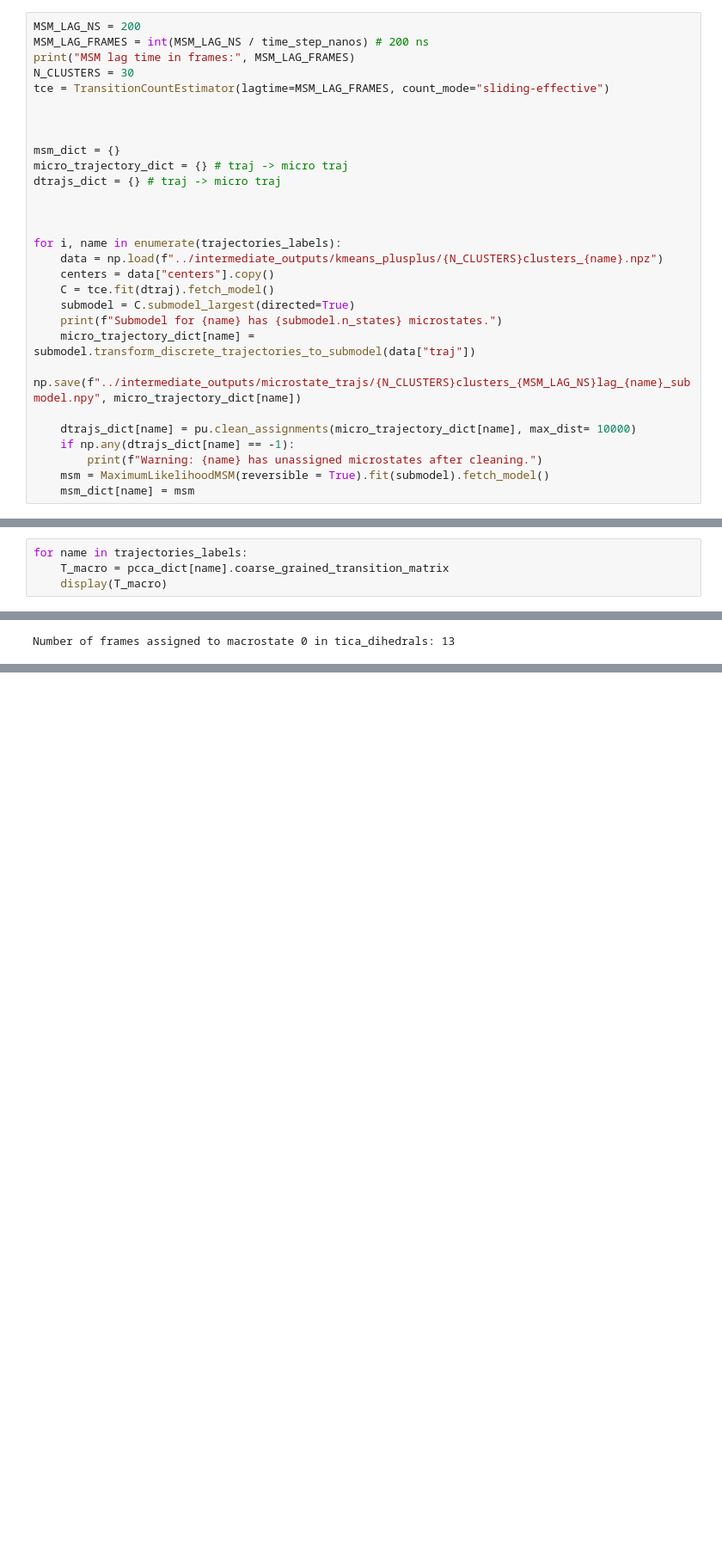
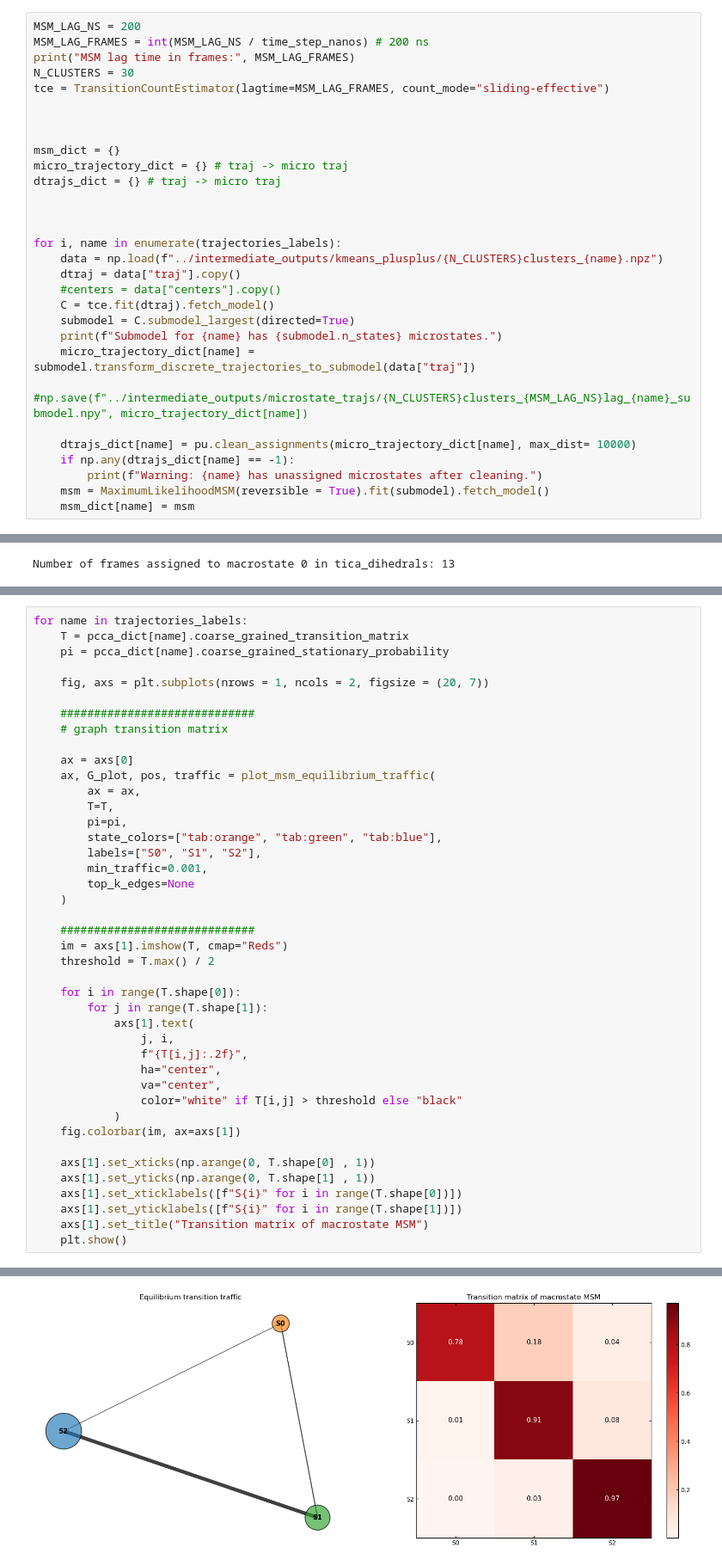
Before and after one commit to miriamzara/MSM, a Jupyter notebook: root/notebooks/step_6_tica_3state.ipynb, the cells around one changed output, grey strips where cells are left out. Shown at 86% size. Cells and saved outputs as stored; diff of their text form; blank space fills up the shorter version.

```diff
--- a/root/notebooks/step_6_tica_3state.ipynb
+++ b/root/notebooks/step_6_tica_3state.ipynb
@@ -95,12 +106,13 @@ dtrajs_dict = {} # traj -> micro traj
 
 for i, name in enumerate(trajectories_labels):
     data = np.load(f"../intermediate_outputs/kmeans_plusplus/{N_CLUSTERS}clusters_{name}.npz")
-    centers = data["centers"].copy()
+    dtraj = data["traj"].copy()
+    #centers = data["centers"].copy()
     C = tce.fit(dtraj).fetch_model()
     submodel = C.submodel_largest(directed=True)
     print(f"Submodel for {name} has {submodel.n_states} microstates.")
     micro_trajectory_dict[name] = submodel.transform_discrete_trajectories_to_submodel(data["traj"])
-    np.save(f"../intermediate_outputs/microstate_trajs/{N_CLUSTERS}clusters_{MSM_LAG_NS}lag_{name}_submodel.npy", micro_trajectory_dict[name])
+    #np.save(f"../intermediate_outputs/microstate_trajs/{N_CLUSTERS}clusters_{MSM_LAG_NS}lag_{name}_submodel.npy", micro_trajectory_dict[name])
 
     dtrajs_dict[name] = pu.clean_assignments(micro_trajectory_dict[name], max_dist= 10000)
     if np.any(dtrajs_dict[name] == -1):
@@ -640,4 +417,0 @@ Max dwell time in tica_dihedrals: 9185
-# %%
-for name in trajectories_labels:
-    T_macro = pcca_dict[name].coarse_grained_transition_matrix
-    display(T_macro)
@@ -856,0 +639,43 @@ The dominant folded/unfolded separation is robust, and both models indicate inte
+# %%
+for name in trajectories_labels:
+    T = pcca_dict[name].coarse_grained_transition_matrix
+    pi = pcca_dict[name].coarse_grained_stationary_probability
+
+    fig, axs = plt.subplots(nrows = 1, ncols = 2, figsize = (20, 7))
+
+    #############################
+    # graph transition matrix
+
+    ax = axs[0]
+    ax, G_plot, pos, traffic = plot_msm_equilibrium_traffic(
+        ax = ax,
+        T=T,
+        pi=pi,
+        state_colors=["tab:orange", "tab:green", "tab:blue"],
+        labels=["S0", "S1", "S2"],
+        min_traffic=0.001,
+        top_k_edges=None
+    )
+
+    #############################
+    im = axs[1].imshow(T, cmap="Reds")
+    threshold = T.max() / 2
+
+    for i in range(T.shape[0]):
+        for j in range(T.shape[1]):
+            axs[1].text(
+                j, i,
+                f"{T[i,j]:.2f}",
+                ha="center",
+                va="center",
+                color="white" if T[i,j] > threshold else "black"
+            )
+    fig.colorbar(im, ax=axs[1])
+
+    axs[1].set_xticks(np.arange(0, T.shape[0] , 1))
+    axs[1].set_yticks(np.arange(0, T.shape[1] , 1))
+    axs[1].set_xticklabels([f"S{i}" for i in range(T.shape[0])])
+    axs[1].set_yticklabels([f"S{i}" for i in range(T.shape[1])])
+    axs[1].set_title("Transition matrix of macrostate MSM")
+    plt.show()
+# %% [output]
@@ -856,0 +690 @@ The dominant folded/unfolded separation is robust, and both models indicate inte
+[figure, new version]
```
Also changed, not shown: parts of 19 cells of this notebook, 1 other file.
